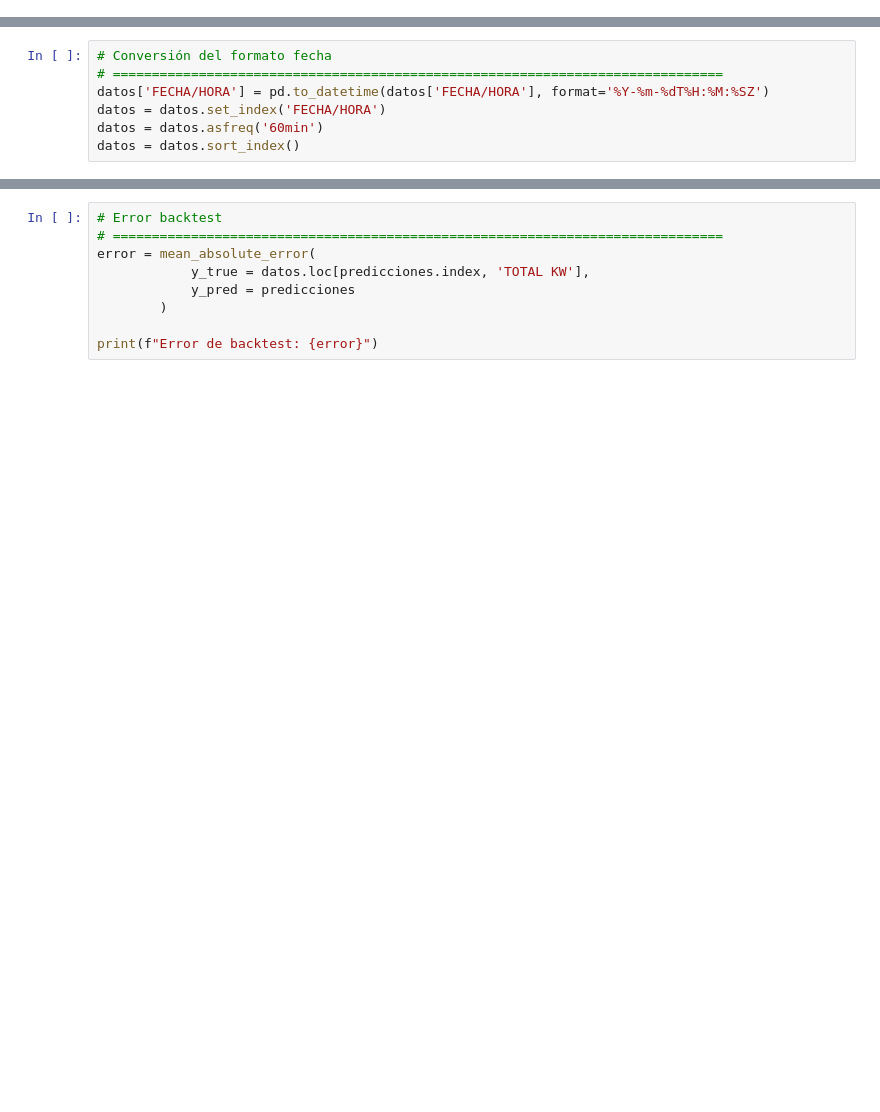
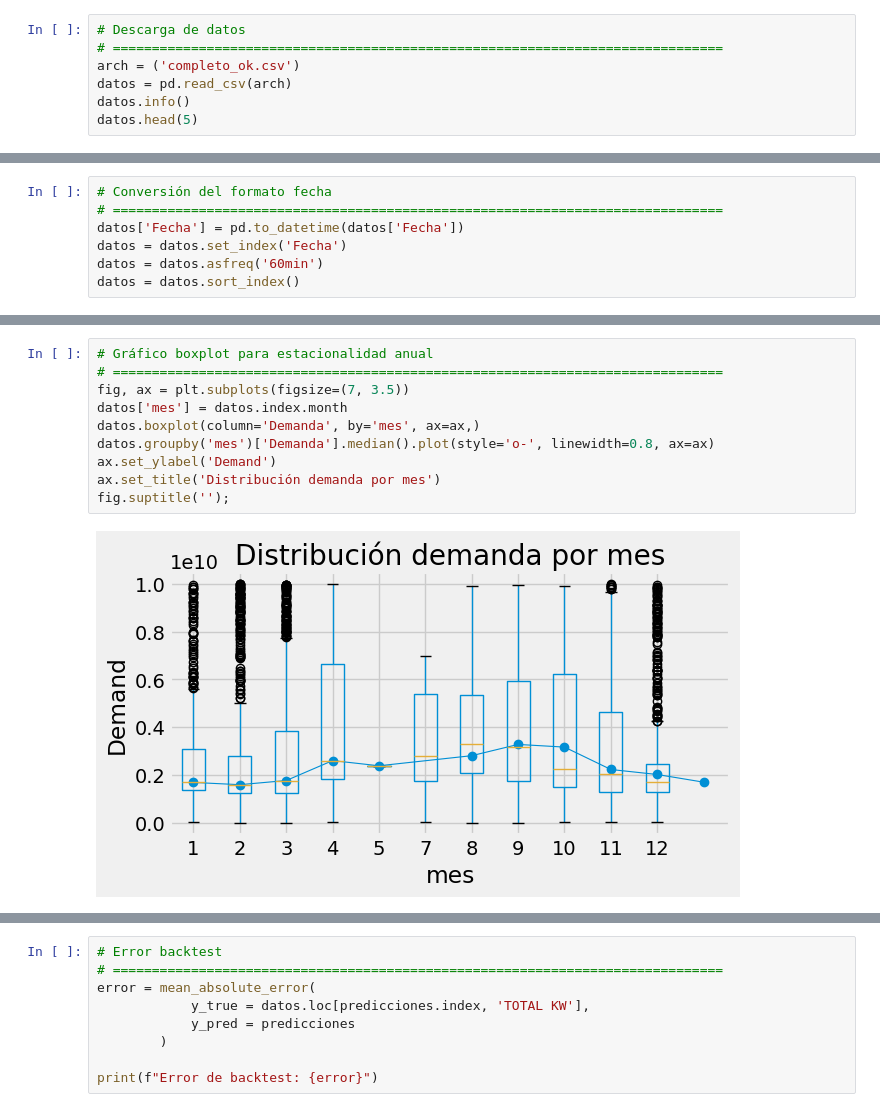
Before and after one commit to ISPCGrupo3/Redes-Neuronales, a Jupyter notebook: Predictor.ipynb, the cells around one changed output, grey strips where cells are left out. Saved outputs shown, nothing was run; the diff lists cells and outputs as text; blank space fills up the shorter version.

```diff
--- a/Predictor.ipynb
+++ b/Predictor.ipynb
@@ -62,0 +51,7 @@ memory usage: 57.1+ KB
+# %%
+# Descarga de datos
+# ==============================================================================
+arch = ('completo_ok.csv')
+datos = pd.read_csv(arch)
+datos.info()
+datos.head(5)
@@ -63,8 +79,8 @@ memory usage: 57.1+ KB
 # %%
 # Conversión del formato fecha
 # ==============================================================================
-datos['FECHA/HORA'] = pd.to_datetime(datos['FECHA/HORA'], format='%Y-%m-%dT%H:%M:%SZ')
-datos = datos.set_index('FECHA/HORA')
+datos['Fecha'] = pd.to_datetime(datos['Fecha'])
+datos = datos.set_index('Fecha')
 datos = datos.asfreq('60min')
 datos = datos.sort_index()
 # %%
@@ -472,0 +146,12 @@ ax.legend();
+# %%
+# Gráfico boxplot para estacionalidad anual
+# ==============================================================================
+fig, ax = plt.subplots(figsize=(7, 3.5))
+datos['mes'] = datos.index.month
+datos.boxplot(column='Demanda', by='mes', ax=ax,)
+datos.groupby('mes')['Demanda'].median().plot(style='o-', linewidth=0.8, ax=ax)
+ax.set_ylabel('Demand')
+ax.set_title('Distribución demanda por mes')
+fig.suptitle('');
+# %% [output]
+[figure, added]
```
Also changed, not shown: parts of 62 cells of this notebook, 1 other file.
